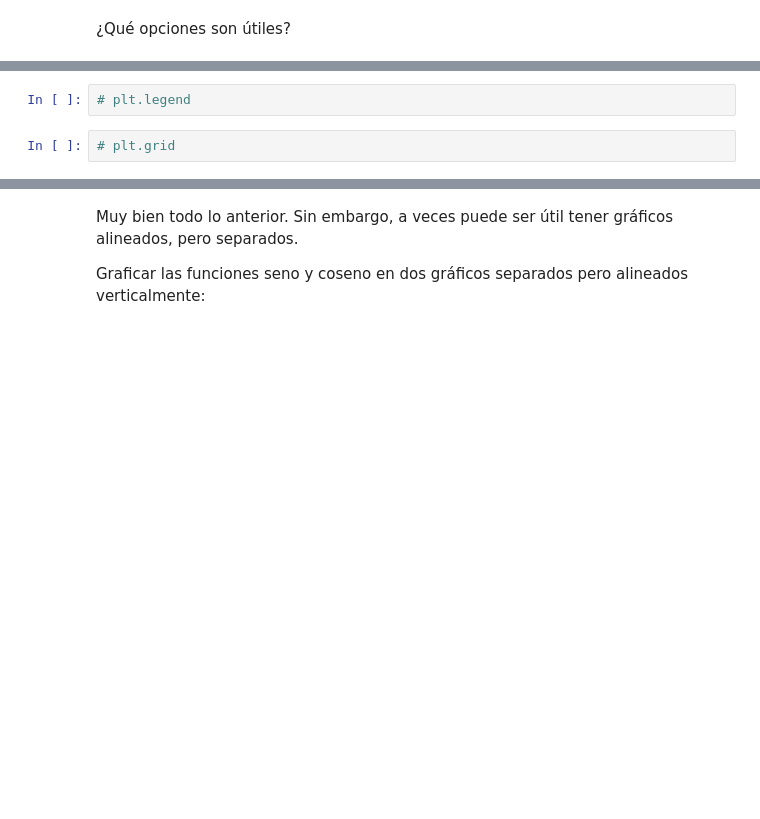
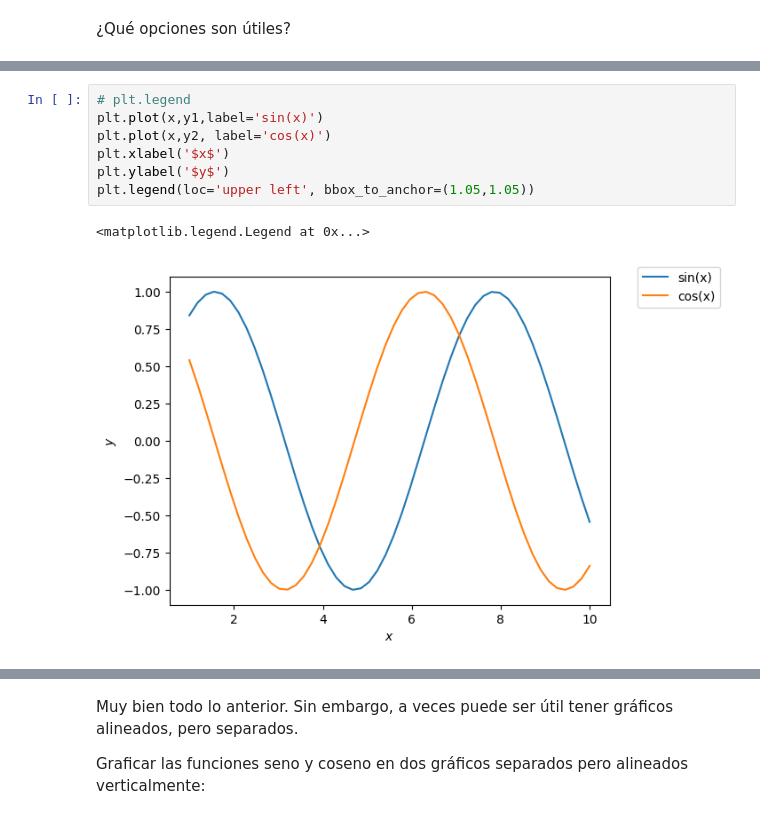
Before and after one commit to echaparro/Introduccion_Aprendizaje_Automatico_2025, a Jupyter notebook: Modulo1/05- VisualizacionNumpyMatplotlib.ipynb, the cells around one changed output, grey strips where cells are left out. Drawn from its saved outputs; the diff is of its cells as text; blank space fills up the shorter version.

```diff
--- a/Modulo1/05- VisualizacionNumpyMatplotlib.ipynb
+++ b/Modulo1/05- VisualizacionNumpyMatplotlib.ipynb
@@ -72,4 +117,10 @@ Con lo anterior:
-# %%
-# plt.legend
-# %%
-# plt.grid
+# %%
+# plt.legend
+plt.plot(x,y1,label='sin(x)')
+plt.plot(x,y2, label='cos(x)')
+plt.xlabel('$x$')
+plt.ylabel('$y$')
+plt.legend(loc='upper left', bbox_to_anchor=(1.05,1.05))
+# %% [output]
+<matplotlib.legend.Legend at 0x...>
+[figure, added]
```
Also changed, not shown: parts of 32 cells of this notebook, 4 other files.
